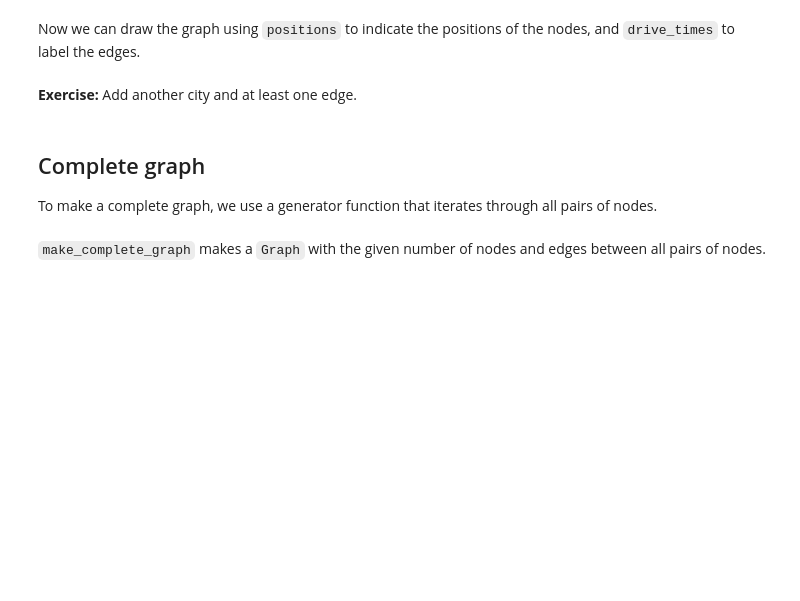
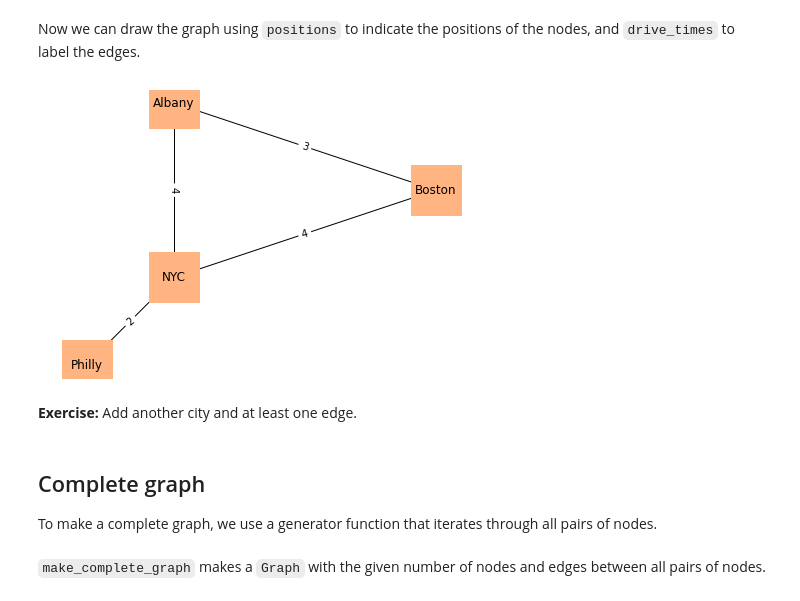
Before and after one commit to pearcej/complex, a Jupyter notebook: ThinkComplexity/notebooks/chap02.ipynb, the cells around one changed output. Saved outputs shown, nothing was run; the diff lists cells and outputs as text; code cells hidden in the pictures; blank space fills up the shorter version.

```diff
--- a/ThinkComplexity/notebooks/chap02.ipynb
+++ b/ThinkComplexity/notebooks/chap02.ipynb
@@ -109,15 +119,17 @@ Now we can draw the graph using `positions` to indicate the positions of the nod
 # %%
 nx.draw(G, positions,
         node_color='C1',
         node_shape='s',
         node_size=2500,
         with_labels=True)
 
 nx.draw_networkx_edge_labels(G, positions,
                              edge_labels=drive_times)
 
 plt.axis('equal')
-savefig('figs/chap02-2')
+plt.show('figs/chap02-2')
+# %% [output]
+[figure, added]
 # %% [markdown]
 **Exercise:**  Add another city and at least one edge.
 # %%
```
Also changed, not shown: parts of 23 cells of this notebook, 8 other files.
